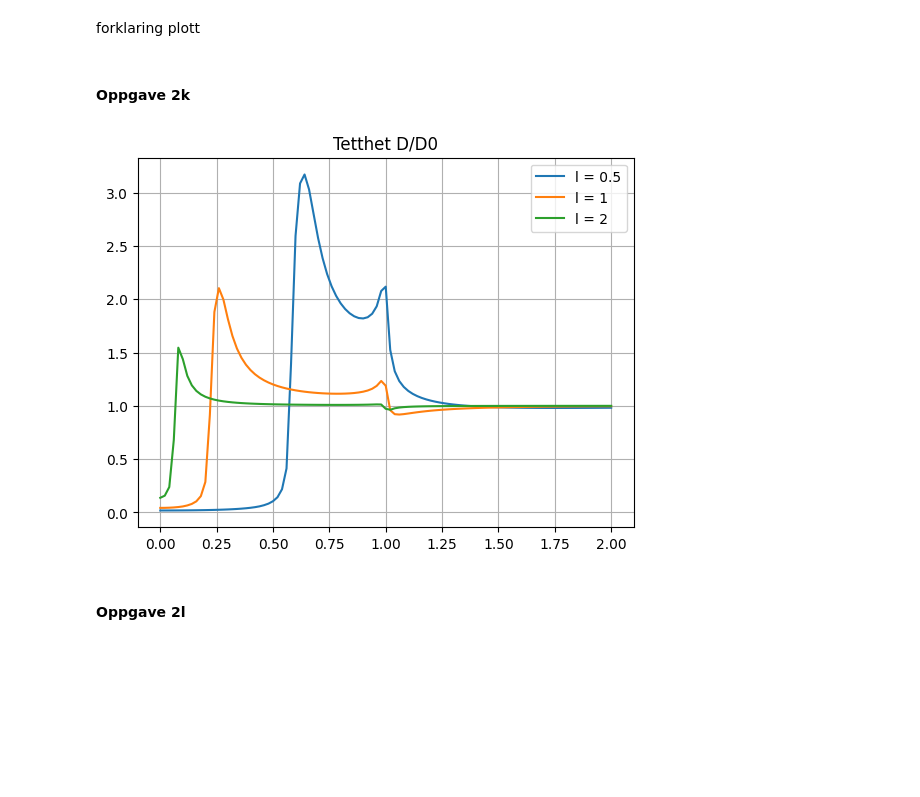
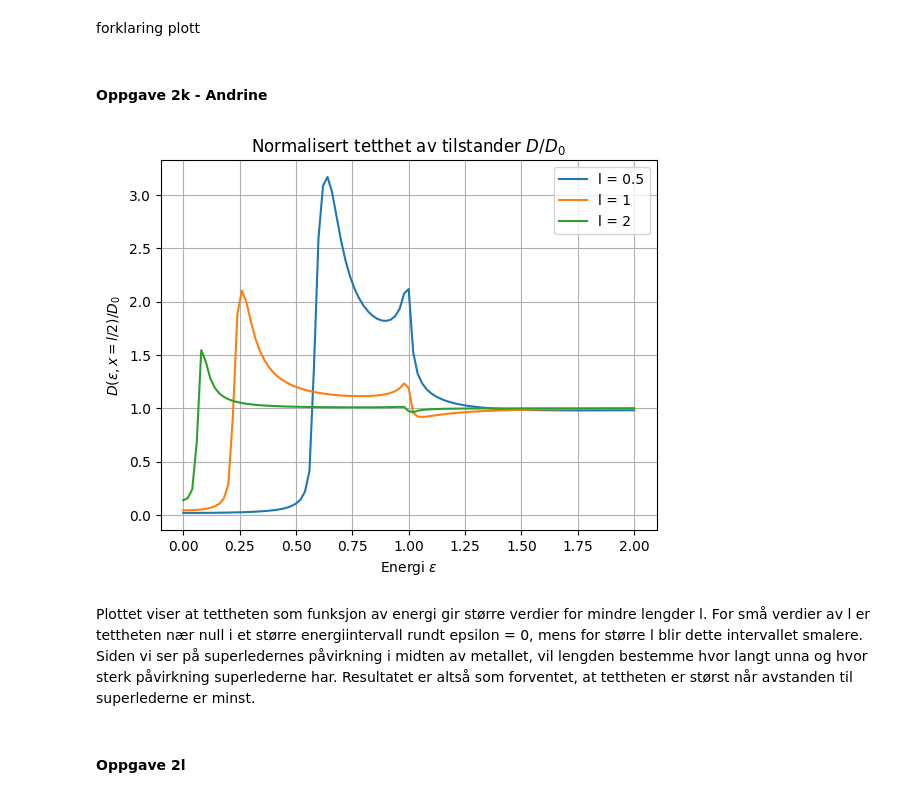
Before and after one commit to selmaberg05/TMA4320-Prosjekt3-gruppe-Andrihol-Emilyan-Selmahbe, a Jupyter notebook: Prosjekt3.ipynb, the cells around one changed output. Saved outputs shown, nothing was run; the diff lists cells and outputs as text; code cells hidden in the pictures; blank space fills up the shorter version.

```diff
--- a/Prosjekt3.ipynb
+++ b/Prosjekt3.ipynb
@@ -185,13 +242,16 @@ I koden er secantfunksjonen implementert for å finne roten av en funksjon g. Te
 # %%
+# Sekantmetoden for å finne roten til en funksjon g
 def secant_new(g, z0, z1, tol, max_iter=1000):
-    roots = [z0, z1]
+    roots = [z0, z1]   # lagrer alle approksimasjoner til roten
     z_nm2 = z0
     z_nm1 = z1
 
     for i in range(max_iter):
+        # Sekantformelen
         zn = (z_nm2 * g(z_nm1) - z_nm1 * g(z_nm2)) / (g(z_nm1) - g(z_nm2))
         roots.append(zn)
 
+        # Stopper når to påfølgende approksimasjoner er nær hverandre
         if abs(z_nm1 - zn) < tol:
             return roots
 
@@ -200,32 +260,41 @@ def secant_new(g, z0, z1, tol, max_iter=1000):
 
     raise ValueError("Konvergerer ikke")
 
+# Funksjon som løser initialverdiproblemet for en gitt verdi av b = y'(0)
+# og returnerer sluttverdien y(xend)
 def bvp(b, x0, xend, f, h0, tol, alpha):
     y_init = np.array([0.0, b], dtype=float)
     X, Y, stats = rk(x0, xend, y_init, f, h0, tol, alpha)
     return Y[-1, 0]
 
+# Parametere for problemet
 x0 = 0.0
-y0 = np.array([0.0, 1],dtype=float )
+y0 = np.array([0.0, 1.0], dtype=float)
 xend = 2 * np.pi
 alpha = 0.8
 tol = 1e-7
 h0 = 0.1
 
+# Funksjonen vi vil finne roten til:
+# g(b) = y_b(xend), der vi ønsker g(b) = 0
 g = lambda b: bvp(b, x0, xend, f, h0, tol, alpha)
 
+# To startgjetninger for sekantmetoden
 b0 = 0.0
 b1 = 1.0
 
+# Finner alle approksimasjonene til roten
 roots = secant_new(g, b0, b1, tol, max_iter=1000)
 
+# Plotter løsningen y(x) for hver iterasjon i sekantmetoden
+plt.figure(figsize=(8, 5))
 for i, b in enumerate(roots):
     y_init = np.array([0.0, b], dtype=float)
     X, Y, stats = rk(x0, xend, y_init, f, h0, tol, alpha)
-    plt.plot(X, Y[:, 0], label=f"Iterasjon {i}: b={b:.6f}")
+    plt.plot(X, Y[:, 0], label=f"Iterasjon {i}: b = {b:.2f}")
 
 plt.legend()
-plt.title("Løsning for ulike røtter")
+plt.title("Løsning $y(x)$ for ulike iterasjoner i sekantmetoden")
 plt.xlabel("x")
 plt.ylabel("y(x)")
 plt.grid()
@@ -585,42 +670,65 @@ plt.show()
 # %% [markdown]
 forklaring plott
 # %% [markdown]
-#### Oppgave 2k
+#### Oppgave 2k - Andrine
 # %%
-eps_vals = np.linspace(0,2,101)
+# Energiintervall og lengder som skal undersøkes
+eps_vals = np.linspace(0, 2, 101)
 l_vals = [0.5, 1, 2]
+
+# Lagring av tetthet og løsninger
 DD0 = {}
 all_solutions = {}
-m = 101
+
+m = 101  # antall punkter i rommet
 
 plt.figure()
+
+# Løkke over ulike lengder av normalen
 for l in l_vals:
-    x = np.linspace(0,l,m)
-    y0 = np.zeros((32,m))
+    x = np.linspace(0, l, m)           # romlig grid
+    y0 = np.zeros((32, m))             # initialgjetning til BVP
     solutions = {}
-    for i, eps in enumerate(reversed(eps_vals)):
-        res = solve_bvp(lambda x, vec: fun(x, vec, eps), lambda vL, vR: bc_super(vL,vR,eps), x, y0)
-        solutions[eps] = res.y
-        y0 = res.sol(x)
 
+    # Løser Usadel-ligningen for alle energier
+    # Starter fra høy energi for bedre konvergens
+    for eps in reversed(eps_vals):
+        res = solve_bvp(
+            lambda x, vec: fun(x, vec, eps),
+            lambda vL, vR: bc_super(vL, vR, eps),
+            x, y0
+        )
+
+        solutions[eps] = res.y          # lagrer løsning
+        y0 = res.sol(x)                # bruker løsningen som startgjetning videre
+
+    # lagrer alle løsninger for denne lengden
     all_solutions[l] = solutions
 
+    # indeks for midtpunktet i systemet
     m_i = m // 2
+
     D_lst = []
 
+    # beregner tetthet av tilstander i midten for hver energi
     for eps in eps_vals:
         D = compute_density(solutions, [eps])
         D_lst.append(D[eps][m_i])
 
+    # lagrer og plotter
     DD0[l] = D_lst
-    plt.plot(eps_vals, DD0[l], label = f"l = {l}")
+    plt.plot(eps_vals, DD0[l], label=f"l = {l}")
 
-plt.title("Tetthet D/D0")
+plt.title("Normalisert tetthet av tilstander $D/D_0$")
+plt.xlabel(r"Energi $\varepsilon$")
+plt.ylabel(r"$D(\varepsilon, x=l/2)/D_0$")
 plt.legend()
 plt.grid()
 plt.show()
 # %% [output]
-[figure, old version]
+[figure, new version]
+# %% [markdown]
+Plottet viser at tettheten som funksjon av energi gir større verdier for mindre lengder l. For små verdier av l er tettheten nær null i et større energiintervall rundt epsilon = 0, mens for større l blir dette intervallet smalere. Siden vi ser på superledernes påvirkning i midten av metallet, vil lengden bestemme hvor langt unna og hvor sterk påvirkning superlederne har. Resultatet er altså som forventet, at tettheten er størst når avstanden til superlederne er minst.
 # %% [markdown]
 #### Oppgave 2l
 # %%
```
Also changed, not shown: parts of 15 cells of this notebook.
